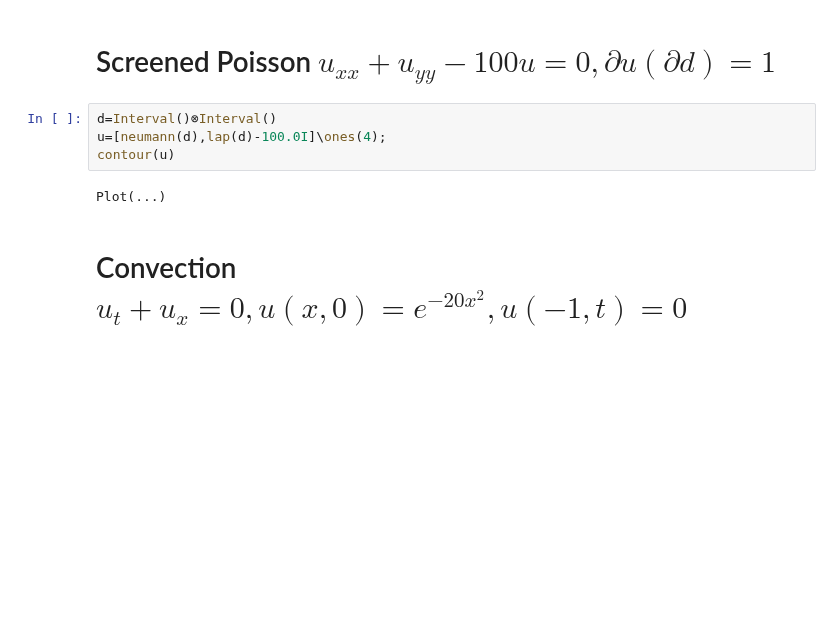
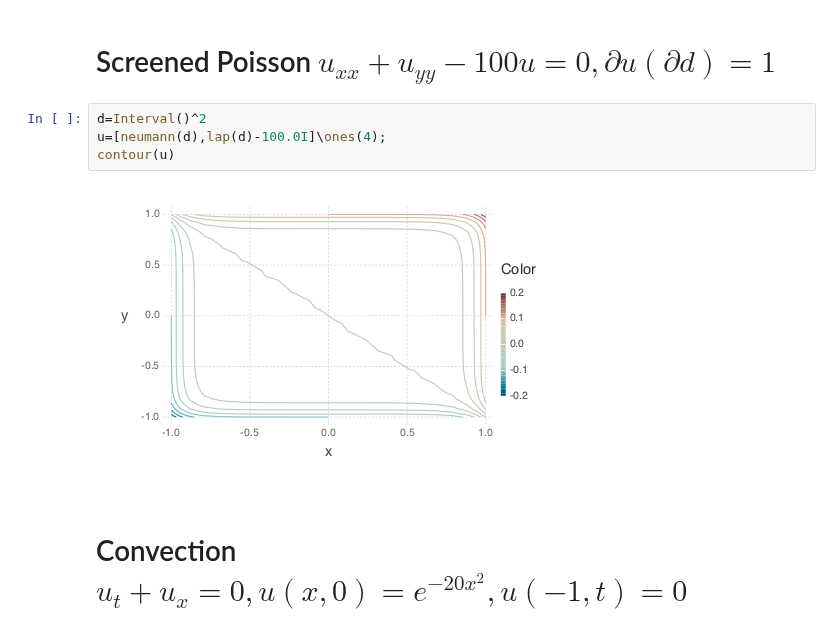
Before and after one commit to JuliaApproximation/ApproxFun.jl, a Jupyter notebook: examples/RectPDE Examples.ipynb, the cells around one changed output. Saved outputs shown, nothing was run; the diff lists cells and outputs as text; blank space fills up the shorter version.

```diff
--- a/examples/RectPDE Examples.ipynb
+++ b/examples/RectPDE Examples.ipynb
@@ -50,11 +50,11 @@ Plot(...)
 # %% [markdown]
 # Screened Poisson  $u_{xx} + u_{yy} - 100u = 0, \partial u(\partial d) = 1$
 # %%
-d=Interval()⊗Interval()
+d=Interval()^2
 u=[neumann(d),lap(d)-100.0I]\ones(4);
 contour(u)
 # %% [output]
-Plot(...)
+[figure, added]
 # %% [markdown]
 # Convection $u_t + u_x = 0,u(x,0)=e^{-20x^2}, u(-1,t) = 0$
 # %%
```
Also changed, not shown: parts of 14 cells of this notebook, 4 other files.
